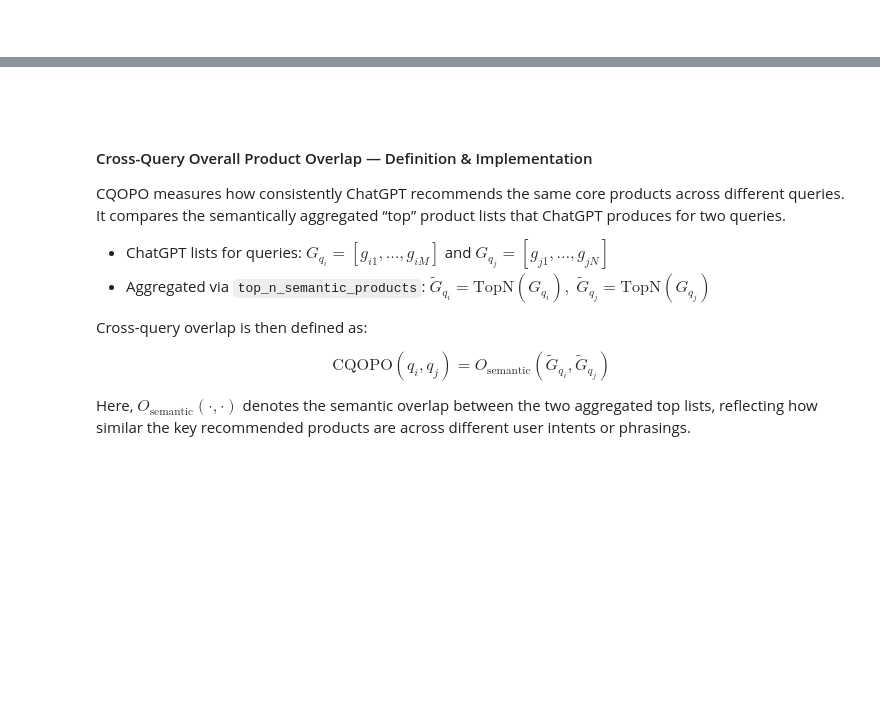
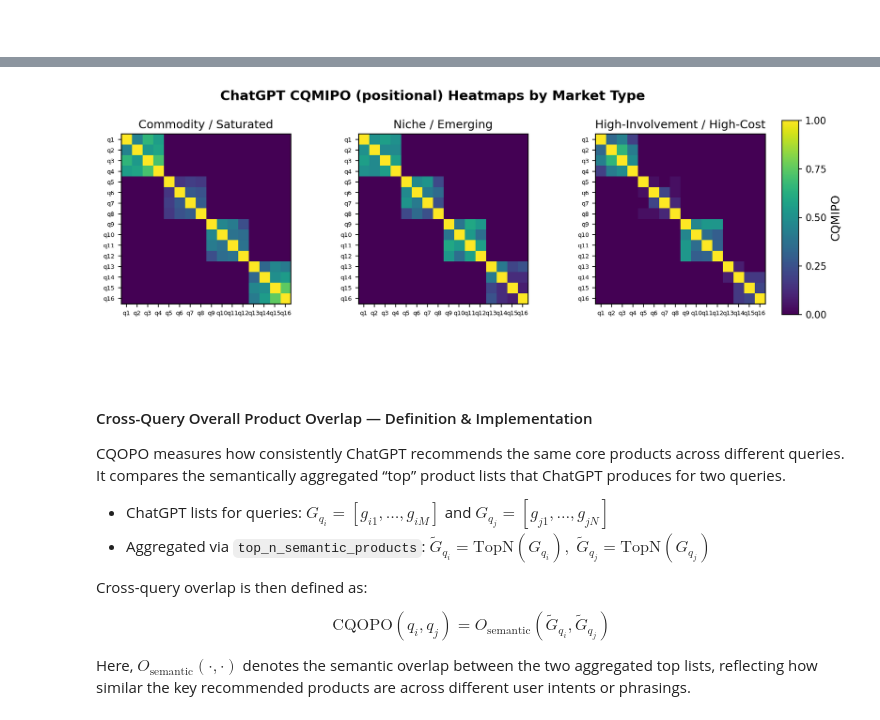
Before and after one commit to Saccarab/Search-vs-Generation-A-Comparative-Study-of-Bing-and-ChatGPT-in-Product-Recommendations, a Jupyter notebook: notebooks/ChatGPT/ChatGPT Internal Product Consistency.ipynb, the cells around one changed output, grey strips where cells are left out. Drawn from its saved outputs; the diff is of its cells as text; code cells hidden in the pictures; blank space fills up the shorter version.

```diff
--- a/notebooks/ChatGPT/ChatGPT Internal Product Consistency.ipynb
+++ b/notebooks/ChatGPT/ChatGPT Internal Product Consistency.ipynb
@@ -249,0 +260,5 @@ heatmaps(cqmipo_mat_mt, chatgpt_df, filter_col = "market_type", title = "ChatGPT
+# %%
+cqmipo_mat_mt_p = calc_cqmipo_positional(chatgpt_df, filter_col = "market_type")
+heatmaps(cqmipo_mat_mt_p, chatgpt_df, filter_col = "market_type", title = "ChatGPT CQMIPO (positional) Heatmaps by Market Type", colorbar_label = "CQMIPO")
+# %% [output]
+[figure, added]
```
Also changed, not shown: parts of 16 cells of this notebook, 6 other files.
